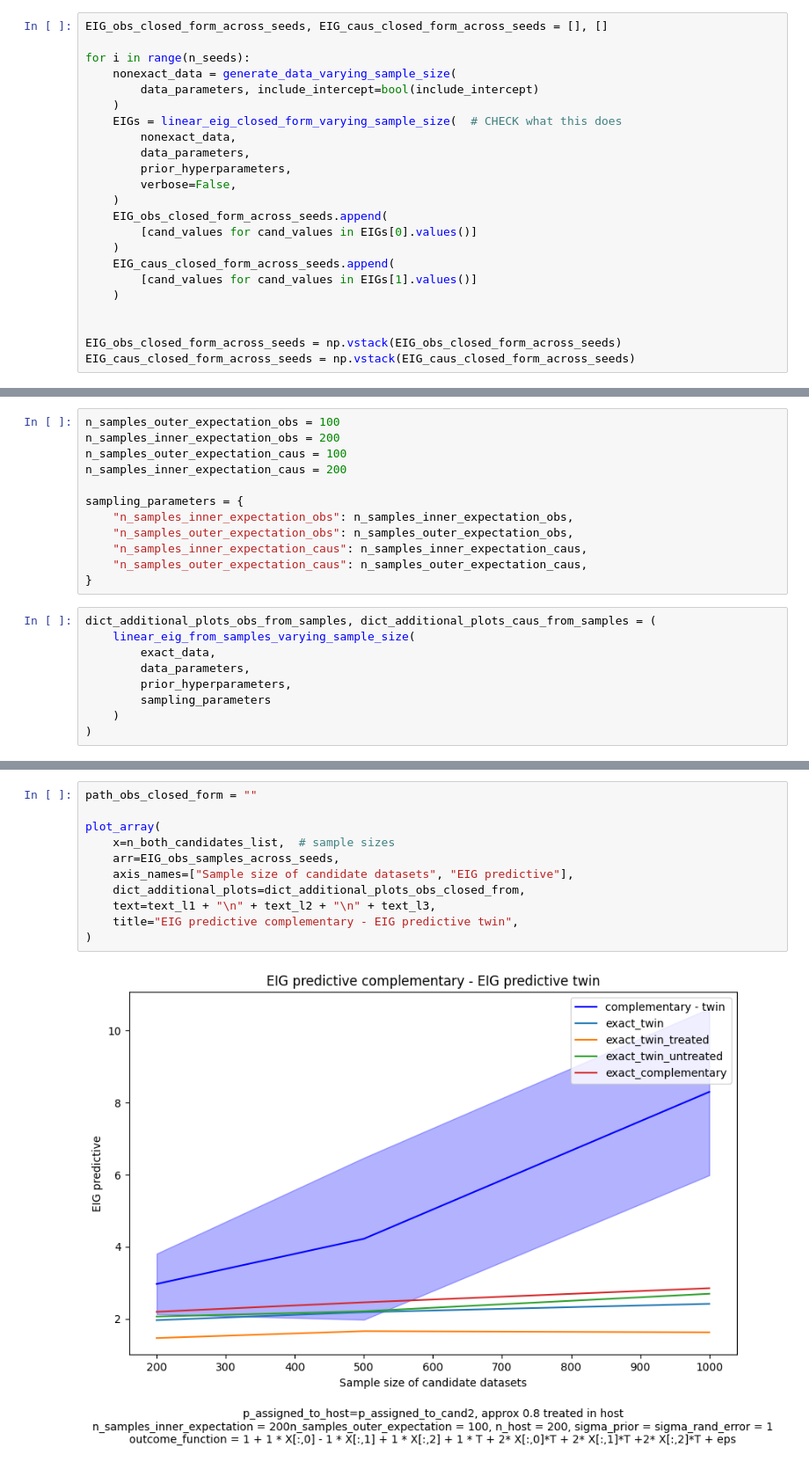
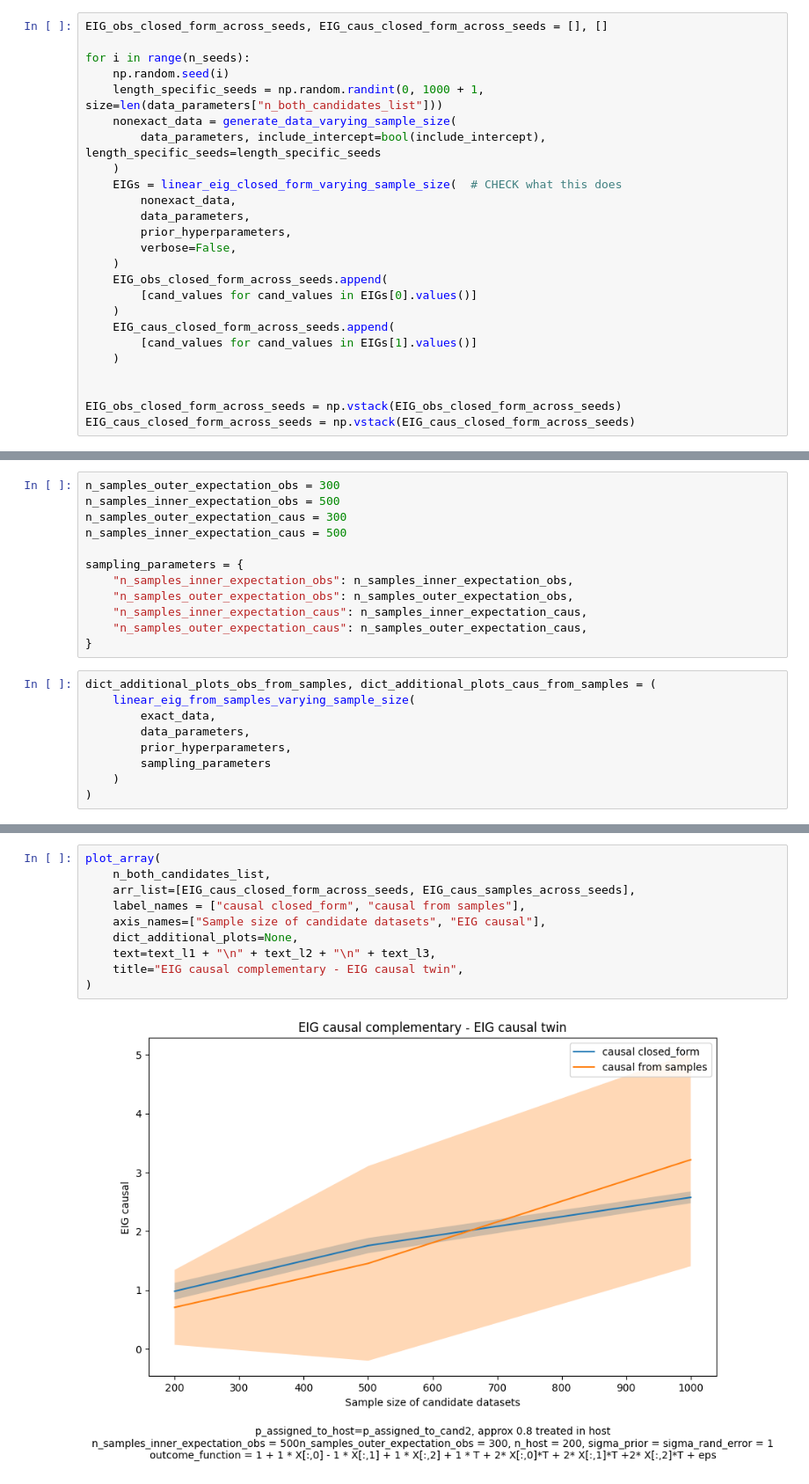
Before and after one commit to LucileTerminassian/causal_prospective_merge, a Jupyter notebook: notebooks/linear_synthetic.ipynb, the cells around one changed output, grey strips where cells are left out. Shown at 88% size. Drawn from its saved outputs; the diff is of its cells as text.

```diff
--- a/notebooks/linear_synthetic.ipynb
+++ b/notebooks/linear_synthetic.ipynb
@@ -188,8 +190,10 @@ For a sample size of 1000
 EIG_obs_closed_form_across_seeds, EIG_caus_closed_form_across_seeds = [], []
 
 for i in range(n_seeds):
+    np.random.seed(i)
+    length_specific_seeds = np.random.randint(0, 1000 + 1, size=len(data_parameters["n_both_candidates_list"]))
     nonexact_data = generate_data_varying_sample_size(
-        data_parameters, include_intercept=bool(include_intercept)
+        data_parameters, include_intercept=bool(include_intercept), length_specific_seeds=length_specific_seeds
     )
     EIGs = linear_eig_closed_form_varying_sample_size(  # CHECK what this does
         nonexact_data,
@@ -238,10 +254,10 @@ plot_array(
 # %% [markdown]
 ### 2. EIG from samples for varying sample sizes
 # %%
-n_samples_outer_expectation_obs = 100
-n_samples_inner_expectation_obs = 200
-n_samples_outer_expectation_caus = 100
-n_samples_inner_expectation_caus = 200
+n_samples_outer_expectation_obs = 300
+n_samples_inner_expectation_obs = 500
+n_samples_outer_expectation_caus = 300
+n_samples_inner_expectation_caus = 500
 
 sampling_parameters = {
     "n_samples_inner_expectation_obs": n_samples_inner_expectation_obs,
@@ -303,14 +332,13 @@ NameError: name 'n_samples_inner_expectation_obs' is not defined
 # %%
-path_obs_closed_form = ""
-
 plot_array(
-    x=n_both_candidates_list,  # sample sizes
-    arr=EIG_obs_samples_across_seeds,
-    axis_names=["Sample size of candidate datasets", "EIG predictive"],
-    dict_additional_plots=dict_additional_plots_obs_closed_from,
+    n_both_candidates_list,
+    arr_list=[EIG_caus_closed_form_across_seeds, EIG_caus_samples_across_seeds],
+    label_names = ["causal closed_form", "causal from samples"],
+    axis_names=["Sample size of candidate datasets", "EIG causal"],
+    dict_additional_plots=None,
     text=text_l1 + "\n" + text_l2 + "\n" + text_l3,
-    title="EIG predictive complementary - EIG predictive twin",
+    title="EIG causal complementary - EIG causal twin",
 )
 # %% [output]
-[figure, old version]
+[figure, new version]
 # %%
```
Also changed, not shown: parts of 12 cells of this notebook, 2 other files.
